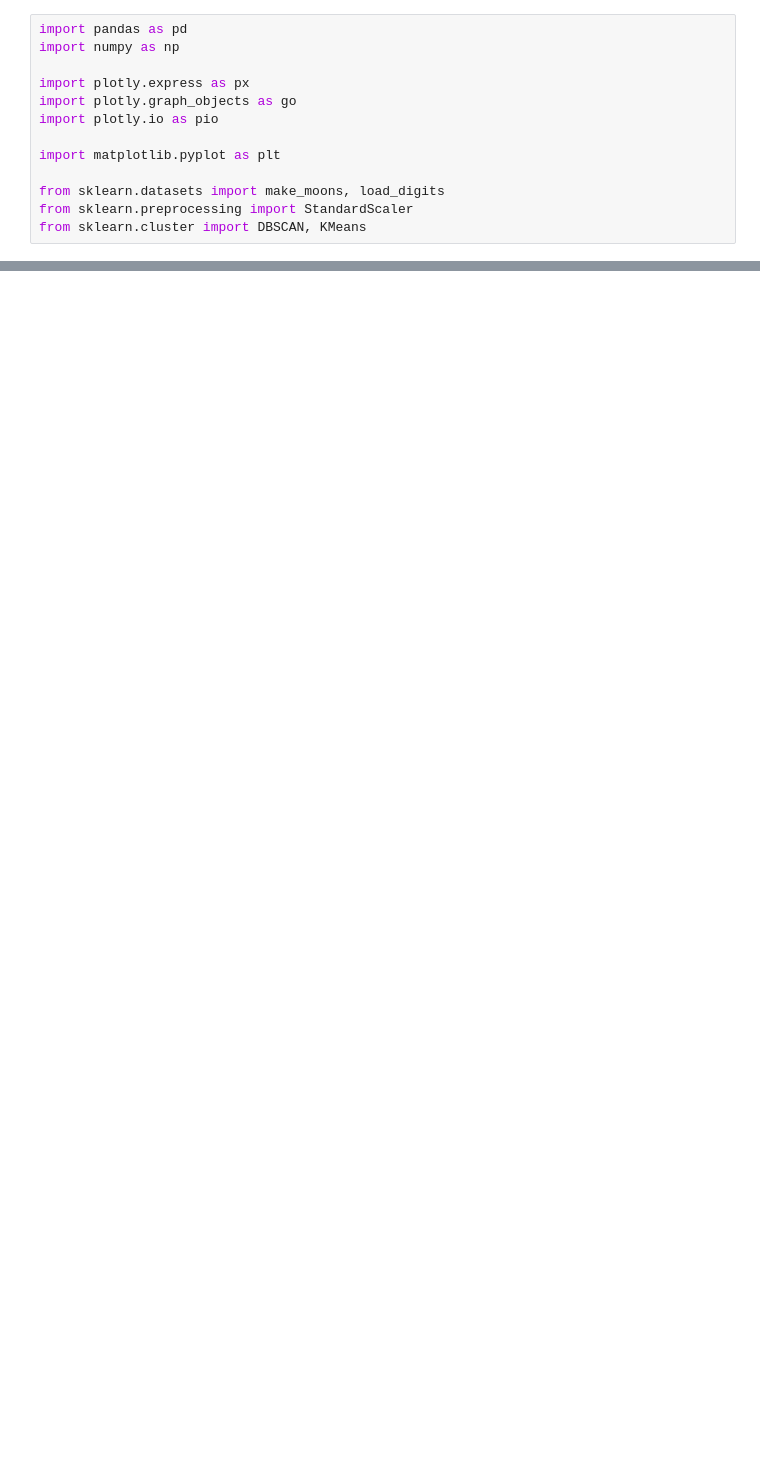
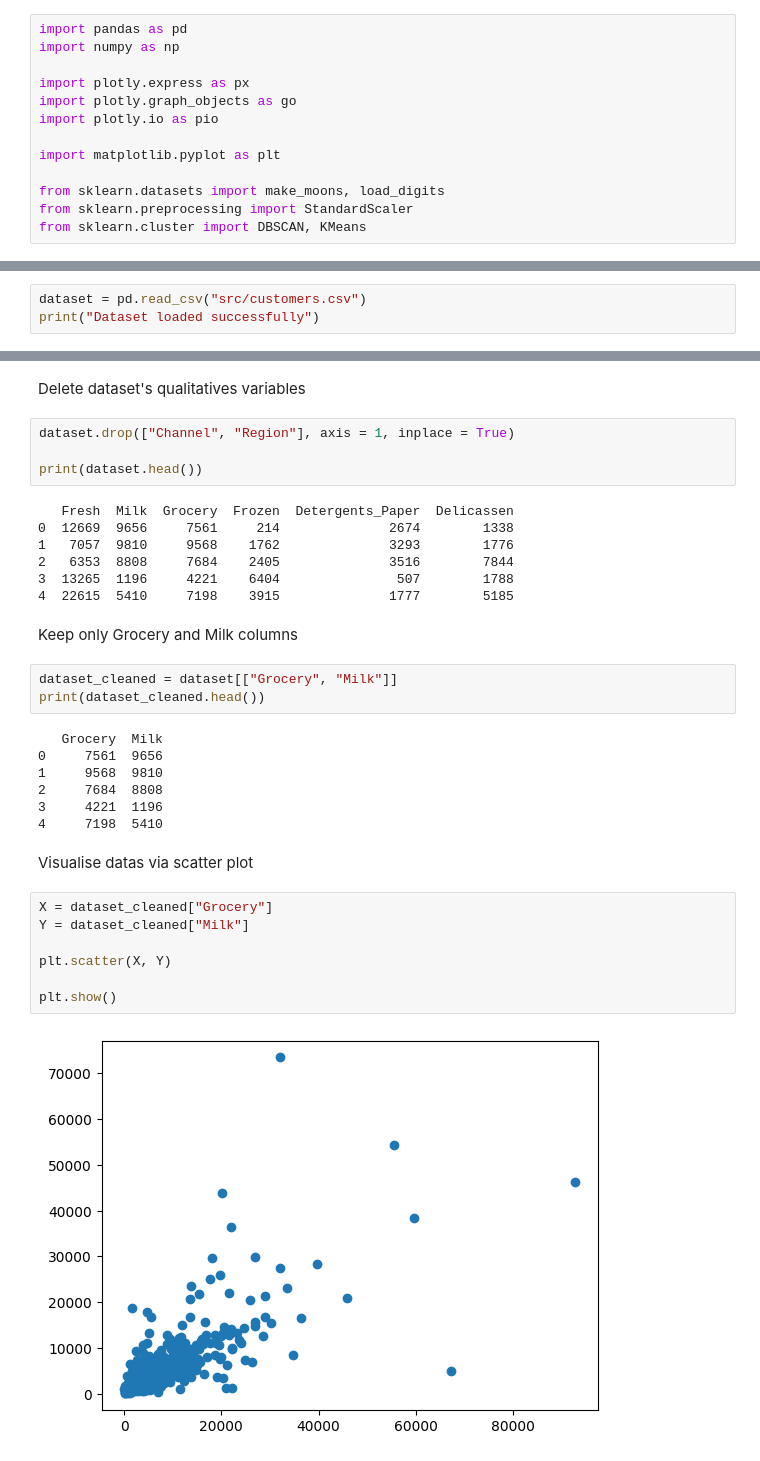
Before and after one commit to msche81/2-Jedha_Fullstack, a Jupyter notebook: 7_unsupervised_machine_learning/2_DBSCAN/1-3_letsbuygroceries_DBSCAN_exercice.ipynb, the cells around one changed output, grey strips where cells are left out. Saved outputs shown, nothing was run; the diff lists cells and outputs as text; blank space fills up the shorter version.

```diff
--- a/7_unsupervised_machine_learning/2_DBSCAN/1-3_letsbuygroceries_DBSCAN_exercice.ipynb
+++ b/7_unsupervised_machine_learning/2_DBSCAN/1-3_letsbuygroceries_DBSCAN_exercice.ipynb
@@ -380,0 +14,3 @@ What we advise is to use auto where sklearn will try to figure which approach is
+# %%
+dataset = pd.read_csv("src/customers.csv")
+print("Dataset loaded successfully")
@@ -380,0 +51,36 @@ What we advise is to use auto where sklearn will try to figure which approach is
+# %% [markdown]
+Delete dataset's qualitatives variables
+# %%
+dataset.drop(["Channel", "Region"], axis = 1, inplace = True)
+
+print(dataset.head())
+# %% [output]
+   Fresh  Milk  Grocery  Frozen  Detergents_Paper  Delicassen
+0  12669  9656     7561     214              2674        1338
+1   7057  9810     9568    1762              3293        1776
+2   6353  8808     7684    2405              3516        7844
+3  13265  1196     4221    6404               507        1788
+4  22615  5410     7198    3915              1777        5185
+# %% [markdown]
+Keep only Grocery and Milk columns
+# %%
+dataset_cleaned = dataset[["Grocery", "Milk"]]
+print(dataset_cleaned.head())
+# %% [output]
+   Grocery  Milk
+0     7561  9656
+1     9568  9810
+2     7684  8808
+3     4221  1196
+4     7198  5410
+# %% [markdown]
+Visualise datas via scatter plot
+# %%
+X = dataset_cleaned["Grocery"]
+Y = dataset_cleaned["Milk"]
+
+plt.scatter(X, Y)
+
+plt.show()
+# %% [output]
+[figure, added]
```
Also changed, not shown: parts of 35 cells of this notebook, 1 other file.
